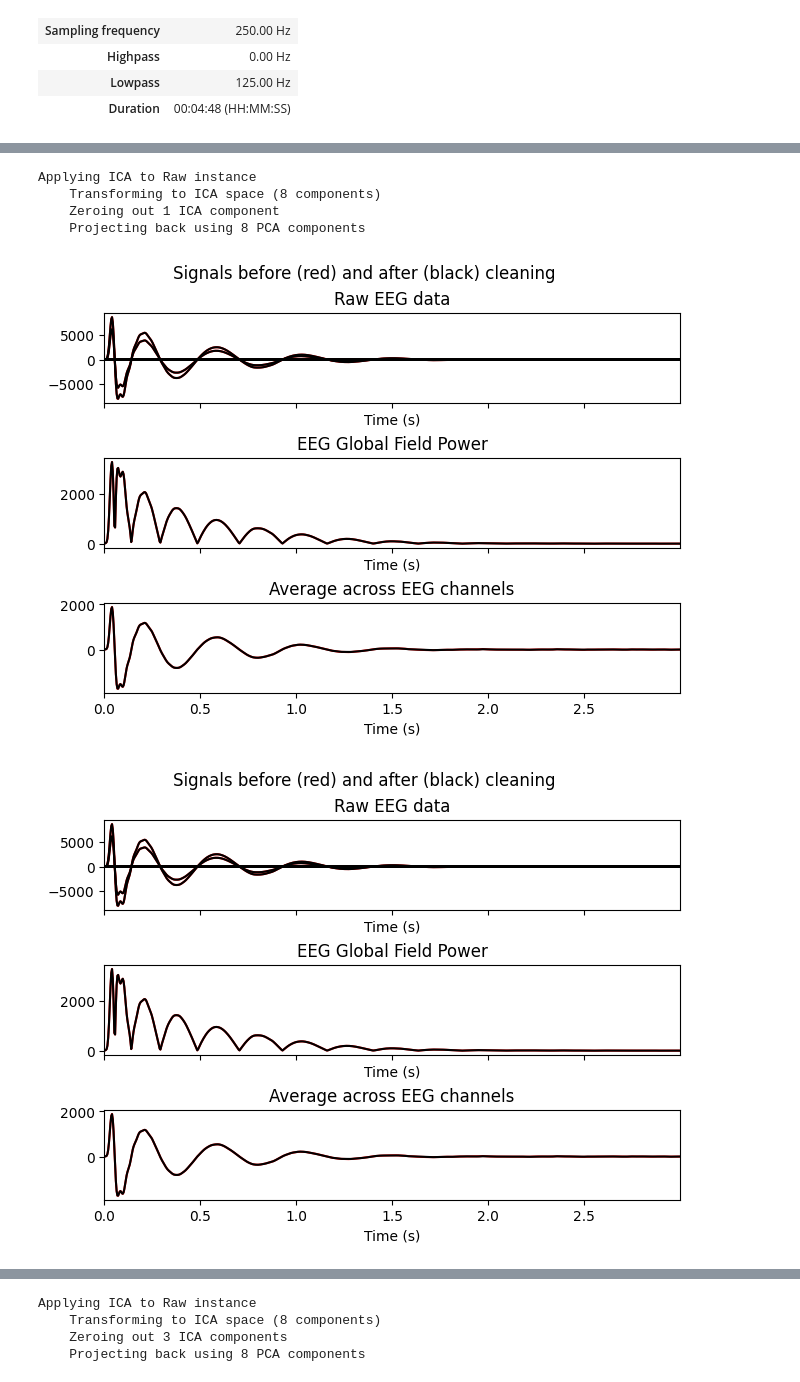
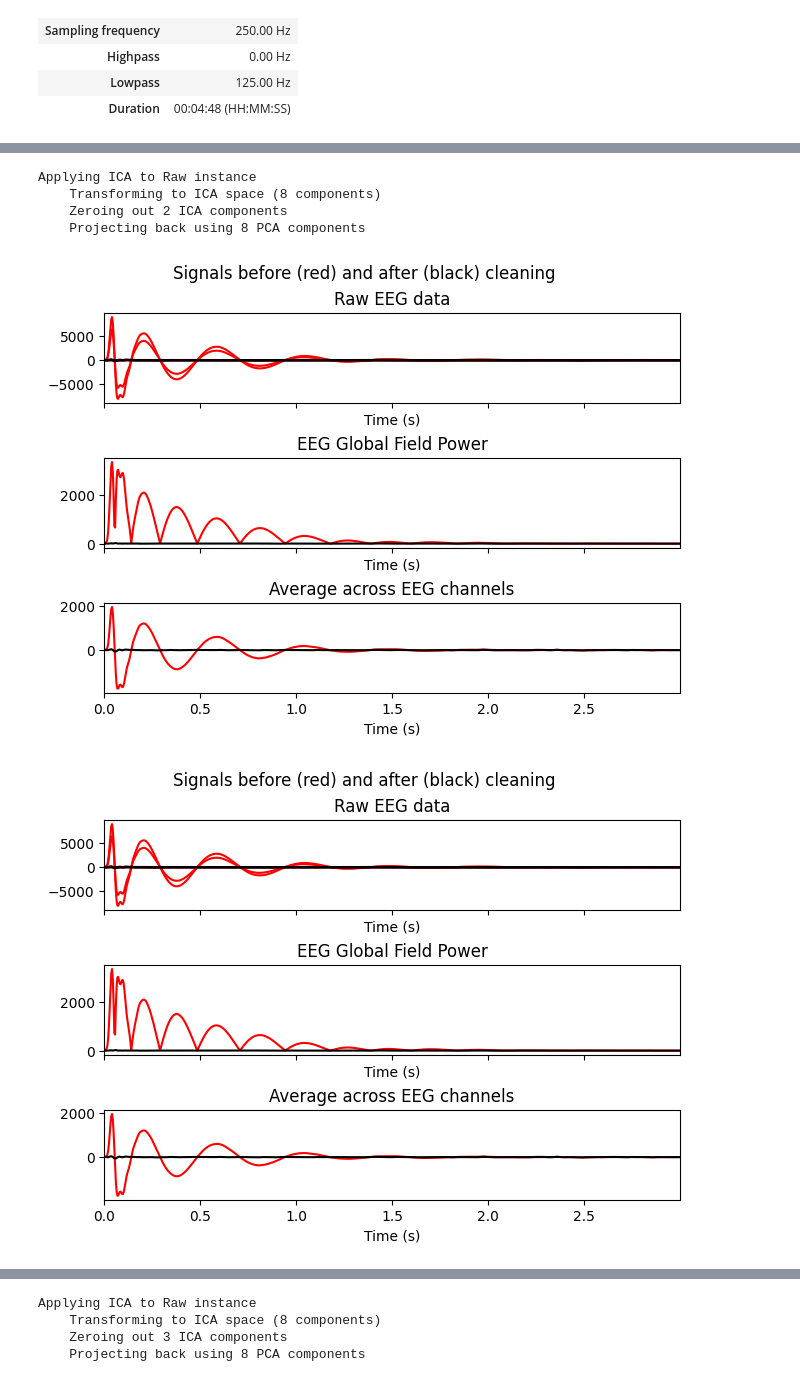
Before and after one commit to ValentijnBakkum/EEGcontroller, a Jupyter notebook: MeasurementSubgroup/MNE_raw/MNE_test.ipynb, the cells around one changed output, grey strips where cells are left out. Cells and saved outputs as stored; diff of their text form; code cells hidden in the pictures.

```diff
--- a/MeasurementSubgroup/MNE_raw/MNE_test.ipynb
+++ b/MeasurementSubgroup/MNE_raw/MNE_test.ipynb
@@ -161,13 +161,13 @@ ica.plot_components(picks=range(num_components), ch_type='eeg')
 # %%
 # blinks
-ica.plot_overlay(raw, exclude=[1], picks="eeg")
+ica.plot_overlay(raw, exclude=[0,1], picks="eeg")
 # %% [output]
 Applying ICA to Raw instance
     Transforming to ICA space (8 components)
-    Zeroing out 1 ICA component
+    Zeroing out 2 ICA components
     Projecting back using 8 PCA components
-[figure, old version]
+[figure, new version]
-[figure, old version]
+[figure, new version]
 # %%
 ica.plot_properties(raw, picks=[0, 1])
 # %% [output]
```
Also changed, not shown: parts of 6 cells of this notebook, 1 other file.
